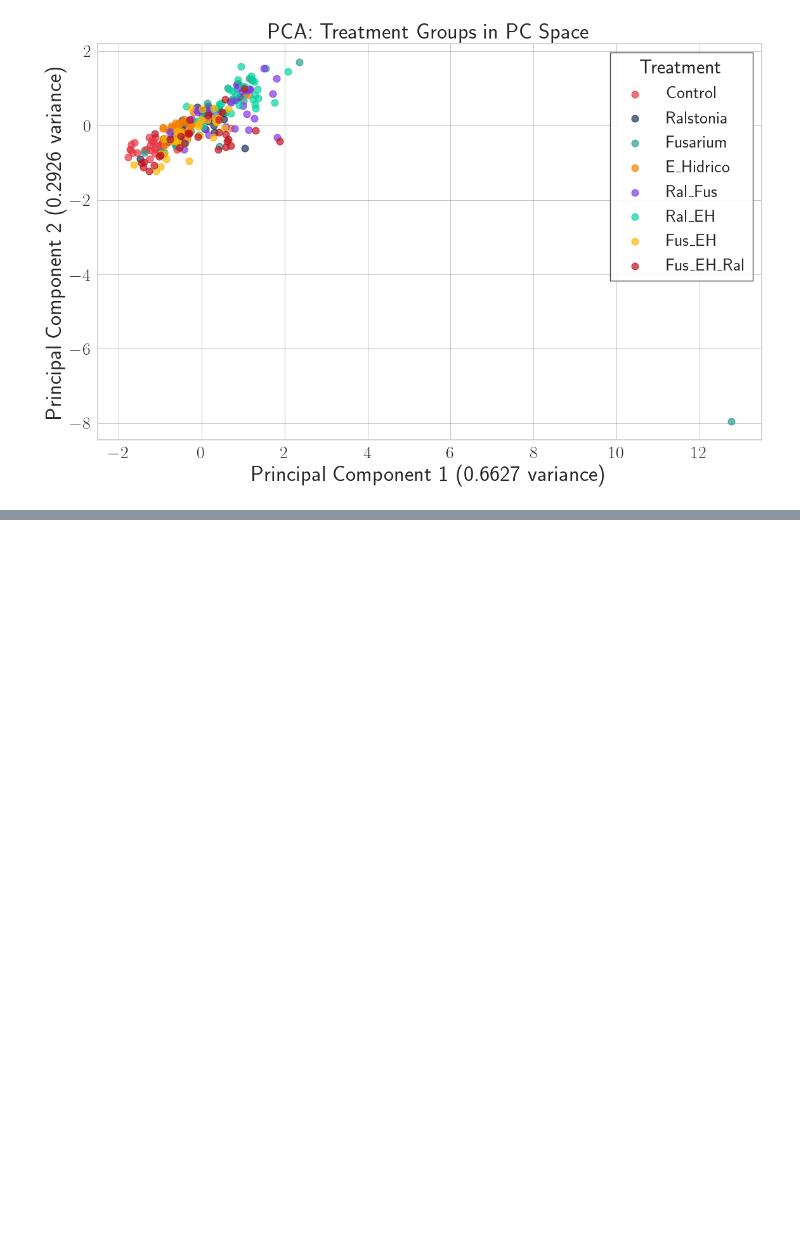
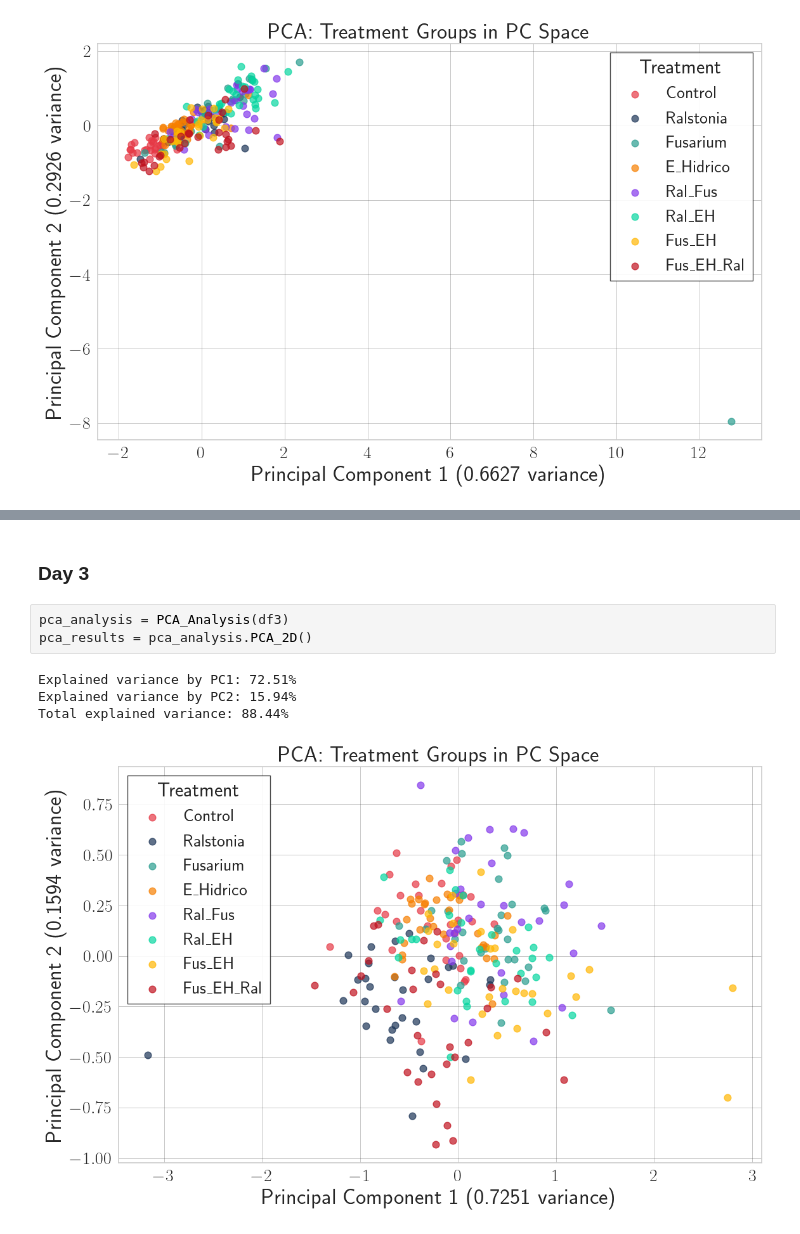
Before and after one commit to RicardoLoperaV/DiPreSi, a Jupyter notebook: Analisis PCA/Analisis_PCA.ipynb, the cells around one changed output, grey strips where cells are left out. Saved outputs shown, nothing was run; the diff lists cells and outputs as text; blank space fills up the shorter version.

```diff
--- a/Analisis PCA/Analisis_PCA.ipynb
+++ b/Analisis PCA/Analisis_PCA.ipynb
@@ -103,0 +104,10 @@ Total explained variance: 89.82%
+# %% [markdown]
+### Day 3
+# %%
+pca_analysis = PCA_Analysis(df3)
+pca_results = pca_analysis.PCA_2D()
+# %% [output]
+Explained variance by PC1: 72.51%
+Explained variance by PC2: 15.94%
+Total explained variance: 88.44%
+[figure, added]
```
Also changed, not shown: parts of 25 cells of this notebook, 1 other file.
